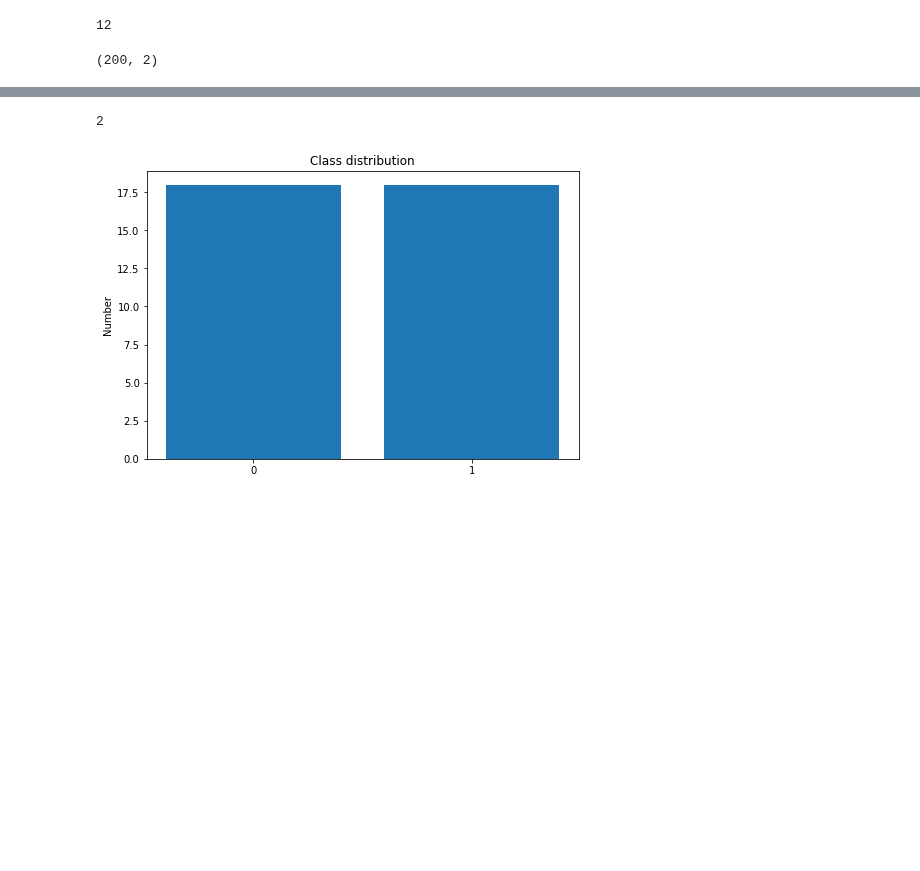
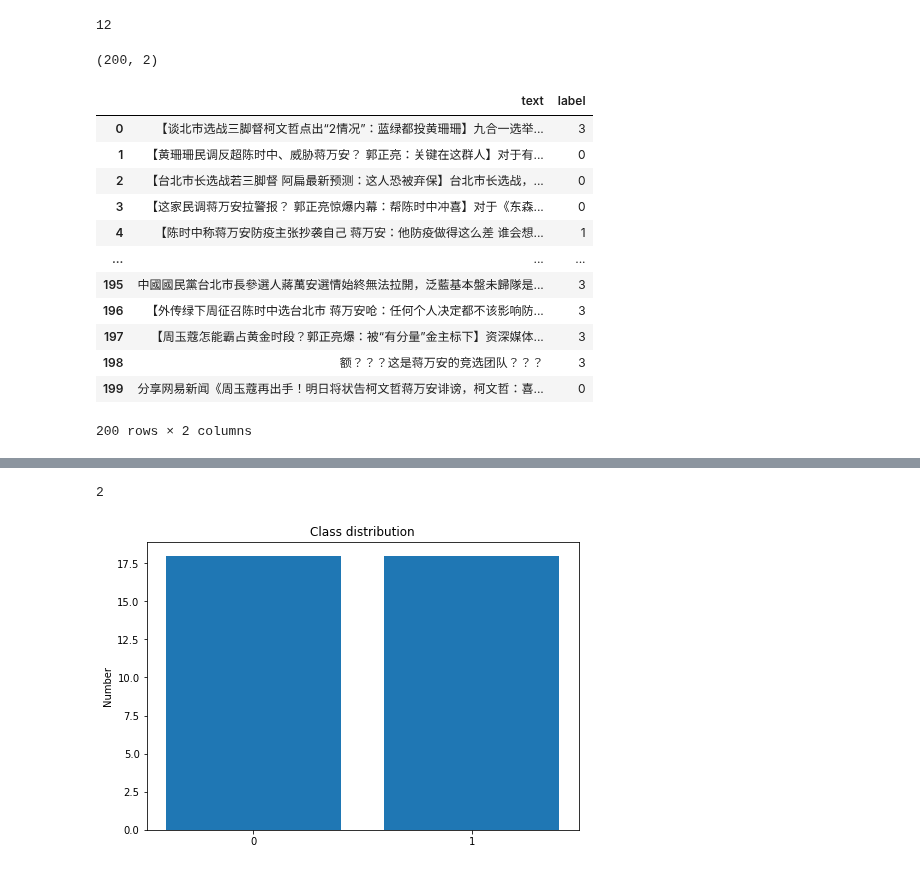
Before and after one commit to advapplab/sentiment_analysis_election_2022, a Jupyter notebook: weibo_wmmBERT_testing_6.ipynb, the cells around one changed output, grey strips where cells are left out. Cells and saved outputs as stored; diff of their text form; code cells hidden in the pictures; blank space fills up the shorter version.

```diff
--- a/weibo_wmmBERT_testing_6.ipynb
+++ b/weibo_wmmBERT_testing_6.ipynb
@@ -101,6 +101,22 @@ testing_pd['label'] = testing_pd['label'].map(ici_map_dict).astype('int')
 testing_pd.shape
 # %% [output]
 (200, 2)
+# %%
+testing_pd
+# %% [output]
+|  | text | label |
+| 0 | 【谈北市选战三脚督柯文哲点出“2情况”：蓝绿都投黄珊珊】九合一选举... | 3 |
+| 1 | 【黄珊珊民调反超陈时中、威胁蒋万安？ 郭正亮：关键在这群人】对于有... | 0 |
+| 2 | 【台北市长选战若三脚督 阿扁最新预测：这人恐被弃保】台北市长选战，... | 0 |
+| 3 | 【这家民调蒋万安拉警报？ 郭正亮惊爆内幕：帮陈时中冲喜】对于《东森... | 0 |
+| 4 | 【陈时中称蒋万安防疫主张抄袭自己 蒋万安：他防疫做得这么差 谁会想... | 1 |
+| ... | ... | ... |
+| 195 | 中國國民黨台北市長參選人蔣萬安選情始終無法拉開，泛藍基本盤未歸隊是... | 3 |
+| 196 | 【外传绿下周征召陈时中选台北市 蒋万安呛：任何个人决定都不该影响防... | 3 |
+| 197 | 【周玉蔻怎能霸占黄金时段？郭正亮爆：被“有分量”金主标下】资深媒体... | 3 |
+| 198 | 额？？？这是蒋万安的竞选团队？？？ | 3 |
+| 199 | 分享网易新闻《周玉蔻再出手！明日将状告柯文哲蒋万安诽谤，柯文哲：喜... | 0 |
+200 rows × 2 columns
 # %%
 testing_pd = testing_pd[~testing_pd['text'].str.contains('a href', regex=True)]
 
```
Also changed, not shown: parts of 9 cells of this notebook.
